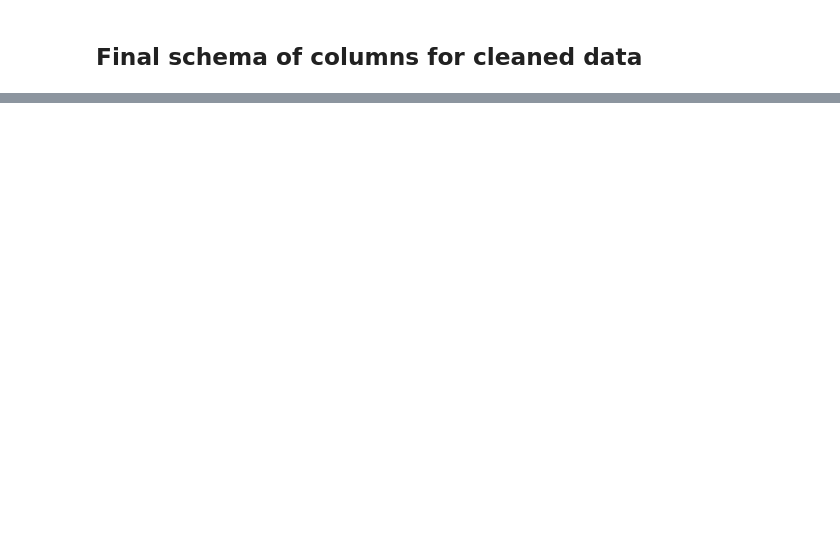
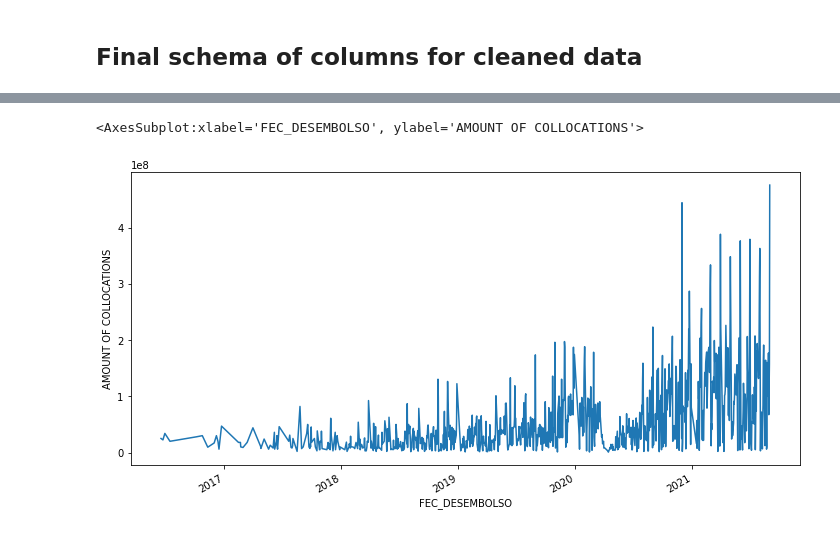
Before and after one commit to hdt94/ds4a-project, a Jupyter notebook: analytics/cleaning/cleaning_colocacion.ipynb, the cells around one changed output, grey strips where cells are left out. Saved outputs shown, nothing was run; the diff lists cells and outputs as text; code cells hidden in the pictures; blank space fills up the shorter version.

```diff
--- a/analytics/cleaning/cleaning_colocacion.ipynb
+++ b/analytics/cleaning/cleaning_colocacion.ipynb
@@ -285,0 +356,4 @@ count_same_obligacion_pagare = df_pagare_digit.query('Obligacion == Pagare').sha
+# %%
+amounts_per_date = df.groupby('Fec_Desembolso').sum('Monto')
+
+amounts_per_date
@@ -285,0 +375,6 @@ count_same_obligacion_pagare = df_pagare_digit.query('Obligacion == Pagare').sha
+# %%
+plt.figure(figsize=(12, 6))
+amounts_per_date['Monto'].plot(ylabel="AMOUNT OF COLLOCATIONS", xlabel='FEC_DESEMBOLSO')
+# %% [output]
+<AxesSubplot:xlabel='FEC_DESEMBOLSO', ylabel='AMOUNT OF COLLOCATIONS'>
+[figure, added]
```
Also changed, not shown: parts of 27 cells of this notebook, 1 other file.
